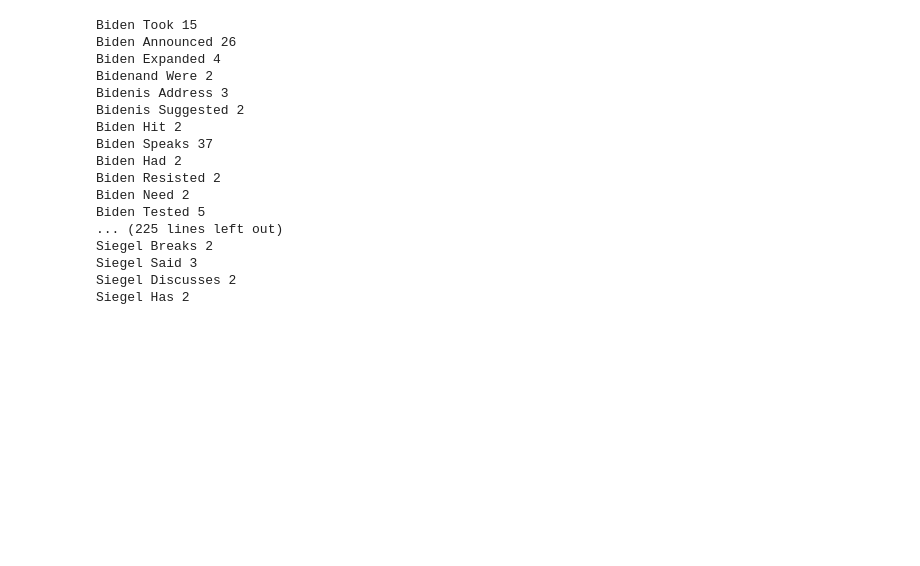
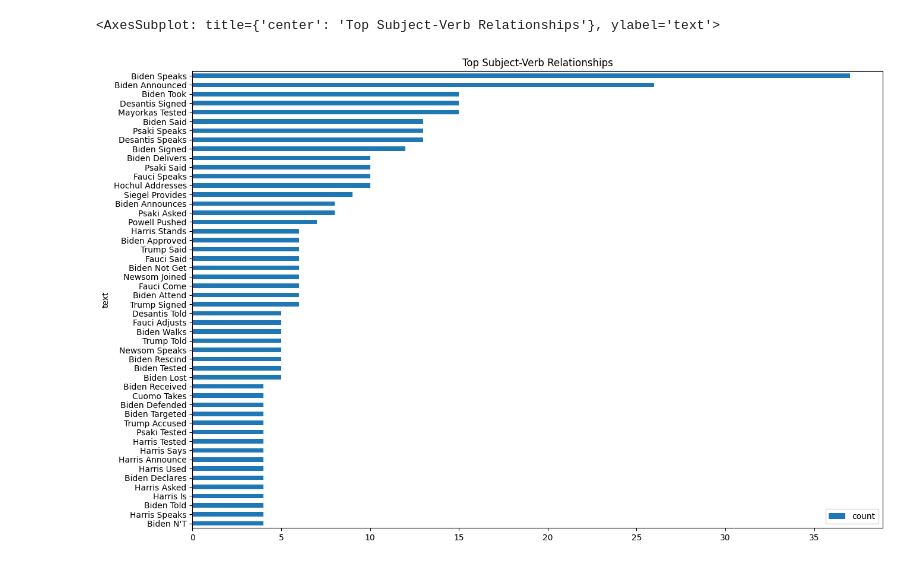
Before and after one commit to stephbuon/entascope, a Jupyter notebook: triples.ipynb, the cells around one changed output. Saved outputs shown, nothing was run; the diff lists cells and outputs as text; code cells hidden in the pictures; blank space fills up the shorter version.

```diff
--- a/triples.ipynb
+++ b/triples.ipynb
@@ -51,10 +55,3 @@ people_dict = {'FOX': ['Biden', 'Trump', 'Fauci', 'Psaki', 'Blasio', 'Cuomo', 'D
                'NPR': ['Biden', 'Collins', 'Fauci', 'Osterholm', 'Hochul', 'Chu', 'Kilgore', 'Walensky', 'Hochul', 'Tedros', 'Kerkhove', 'Blasio', 'Newsom', 'Austin', 'Kirby', 'Brown', 'Trump', 'Allie', 'Ghebreyesus', 'Dolsten', 'Mammen', 'Pollack', 'Ryan']}
 
 extracted_triples = extract_triples(path, news_sources, triples_dict, people_dict)
-# %%
-subject_verb_pairs = []
-
-for string in extracted_triples['FOX']:
-    subject_verb_pairs.append(' '.join(string.split()[0:2]))
-
-triples_count = count_words(subject_verb_pairs)
@@ -63,22 +58,34 @@ triples_count = count_words(subject_verb_pairs)
-# %%
-for k,v in triples_count.items():
-    if v > 1:
-        print(k,v)
-# %% [output]
-Biden Took 15
-Biden Announced 26
-Biden Expanded 4
-Bidenand Were 2
-Bidenis Address 3
-Bidenis Suggested 2
-Biden Hit 2
-Biden Speaks 37
-Biden Had 2
-Biden Resisted 2
-Biden Need 2
-Biden Tested 5
-... (225 lines left out)
-Siegel Breaks 2
-Siegel Said 3
-Siegel Discusses 2
-Siegel Has 2
+# %%
+import pandas as pd
+import matplotlib as plt
+
+stopwords = ['sign', 'signed', 'said', 'speak', 'speaks', 'address', 'deliver', 'delivered', 'delivers', 'tell', 'told', 'talk', 'talks', 'announce', 'announced', 'announces']
+
+subject_verb_pairs = []
+for string in extracted_triples['NPR']:
+    if not 'Not' in string:
+        subject_verb_pairs.append(' '.join(string.split()[0:2]))
+    else:
+        subject_verb_pairs.append(' '.join(string.split()[0:3]))
+
+#subject_verb_pairs = remove_stopwords(subject_verb_pairs, stopwords)
+
+subject_verb_count = count_words(subject_verb_pairs)
+
+for_plotting = pd.DataFrame(subject_verb_count.items(), columns=['text', 'count'])
+
+for_plotting.to_csv('news_triples.csv')
+# %%
+plt.rcParams['figure.figsize'] = [15, 10]
+
+for_plotting.sort_values(by=['count'], inplace=True, ascending=False)
+
+top_for_plotting = for_plotting[:50].copy()
+
+top_for_plotting.sort_values(by=['count'], inplace=True, ascending=True)
+
+top_for_plotting.plot.barh(x = 'text', y = 'count',
+                       title = 'Top Subject-Verb Relationships')
+# %% [output]
+<AxesSubplot: title={'center': 'Top Subject-Verb Relationships'}, ylabel='text'>
+[figure, added]
```
Also changed, not shown: parts of 4 cells of this notebook, 2 other files.
